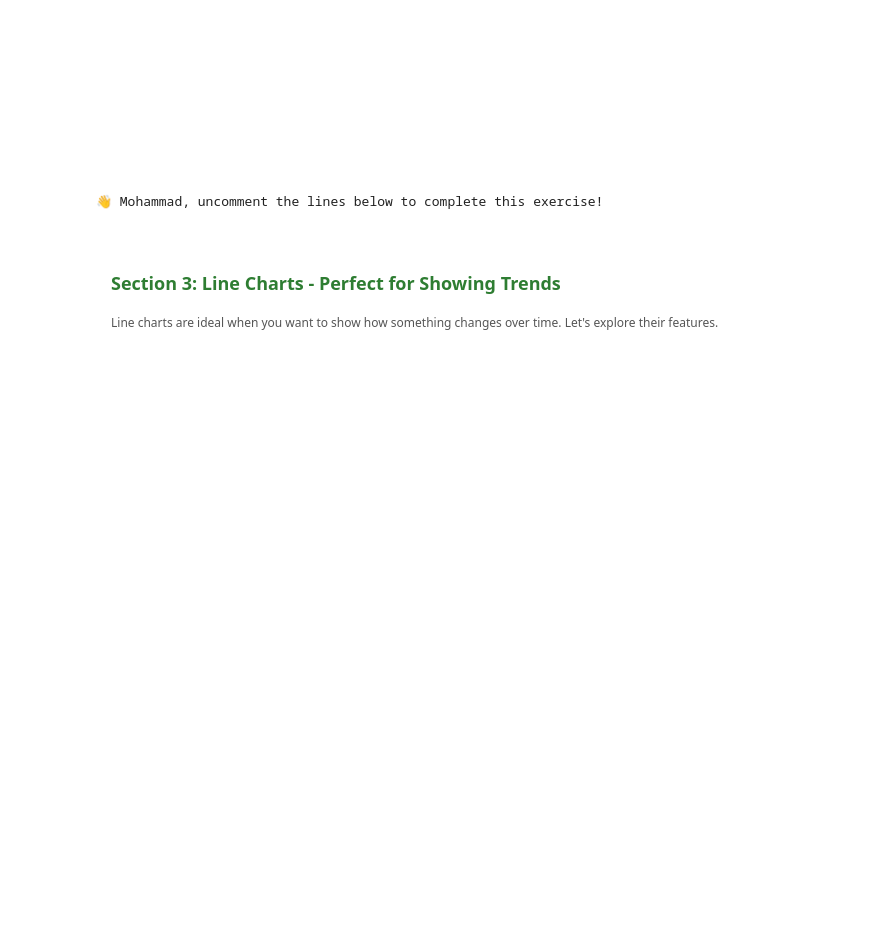
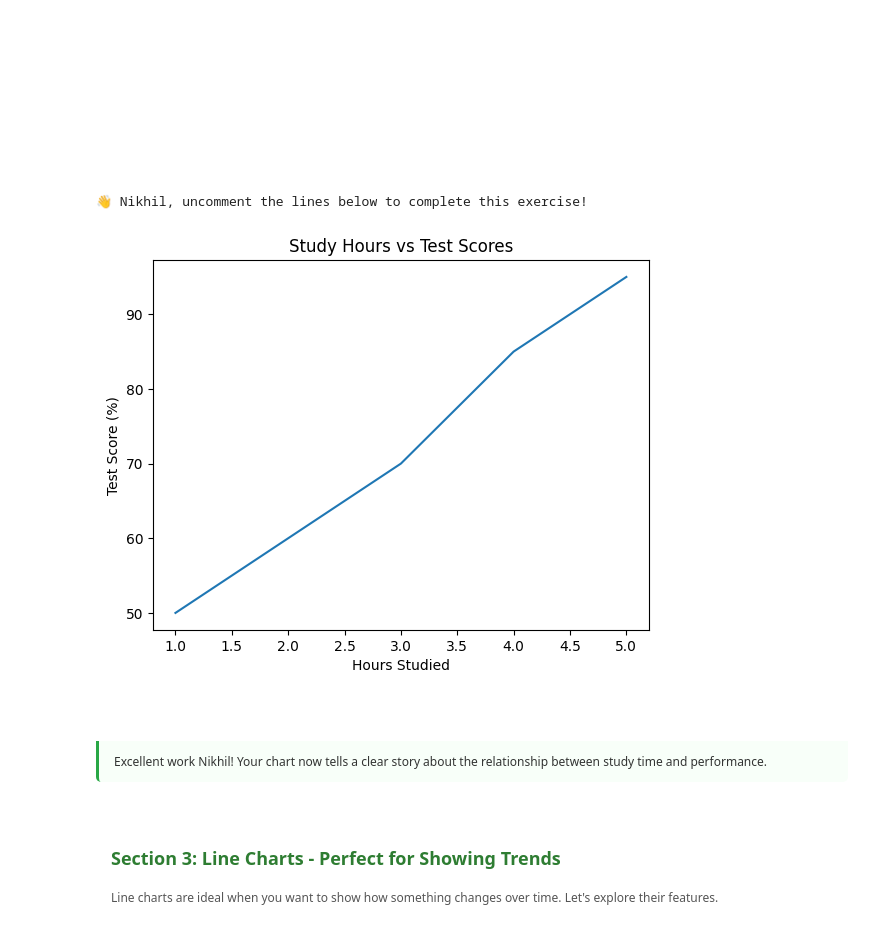
Before and after one commit to Nikhil-Kudupudi/StoryTellingWithData, a Jupyter notebook: Lab 02_Intro_Matplotlib!.ipynb, the cells around one changed output. Saved outputs shown, nothing was run; the diff lists cells and outputs as text; code cells hidden in the pictures; blank space fills up the shorter version.

```diff
--- a/Lab 02_Intro_Matplotlib!.ipynb
+++ b/Lab 02_Intro_Matplotlib!.ipynb
@@ -229,28 +229,31 @@ You just created your first plot! Notice how the line connects all the points (1
 # %%
 # ============================================
 # HANDS-ON EXERCISE 1: Complete Your First Meaningful Plot
 # Task: Create a chart showing study hours vs test scores
 # ============================================
 
 # Data: Hours studied vs test scores
 hours_studied = [1, 2, 3, 4, 5]
 test_scores = [50, 60, 70, 85, 95]
 
 print(f"👋 {student_name}, uncomment the lines below to complete this exercise!")
 
 # TODO: Uncomment the lines below to create your meaningful plot
-# plt.plot(hours_studied, test_scores)
-# plt.title('Study Hours vs Test Scores')
-# plt.xlabel('Hours Studied')
-# plt.ylabel('Test Score (%)')
-# plt.show()
+plt.plot(hours_studied, test_scores)
+plt.title('Study Hours vs Test Scores')
+plt.xlabel('Hours Studied')
+plt.ylabel('Test Score (%)')
+plt.show()
 
 # TODO: Uncomment this when you complete the exercise
-# pretty_print("Exercise Complete!",
-#              f"Excellent work {student_name}! Your chart now tells a clear story about the relationship between study time and performance.",
-#              'success')
+pretty_print("Exercise Complete!",
+             f"Excellent work {student_name}! Your chart now tells a clear story about the relationship between study time and performance.",
+             'success')
 # %% [output]
-👋 Mohammad, uncomment the lines below to complete this exercise!
+👋 Nikhil, uncomment the lines below to complete this exercise!
+[figure, added]
+Exercise Complete!
+Excellent work Nikhil! Your chart now tells a clear story about the relationship between study time and performance.
 # %% [markdown]
 <div style="background: linear-gradient(90deg, #e8f5e9 0%, #c8e6c9 100%); padding: 15px; border-radius: 5px; margin: 20px 0;">
     <h2 style="color: #2e7d32; font-size: 18px; margin: 0;">Section 3: Line Charts - Perfect for Showing Trends</h2>
```
Also changed, not shown: parts of 5 cells of this notebook.
